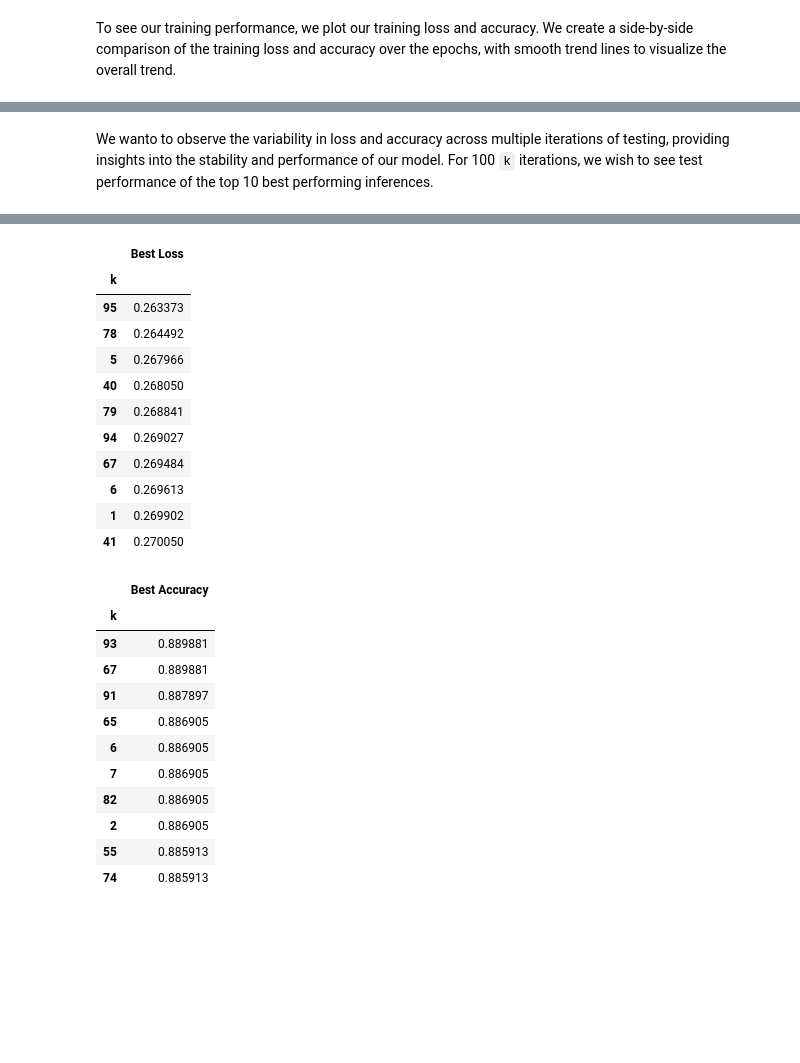
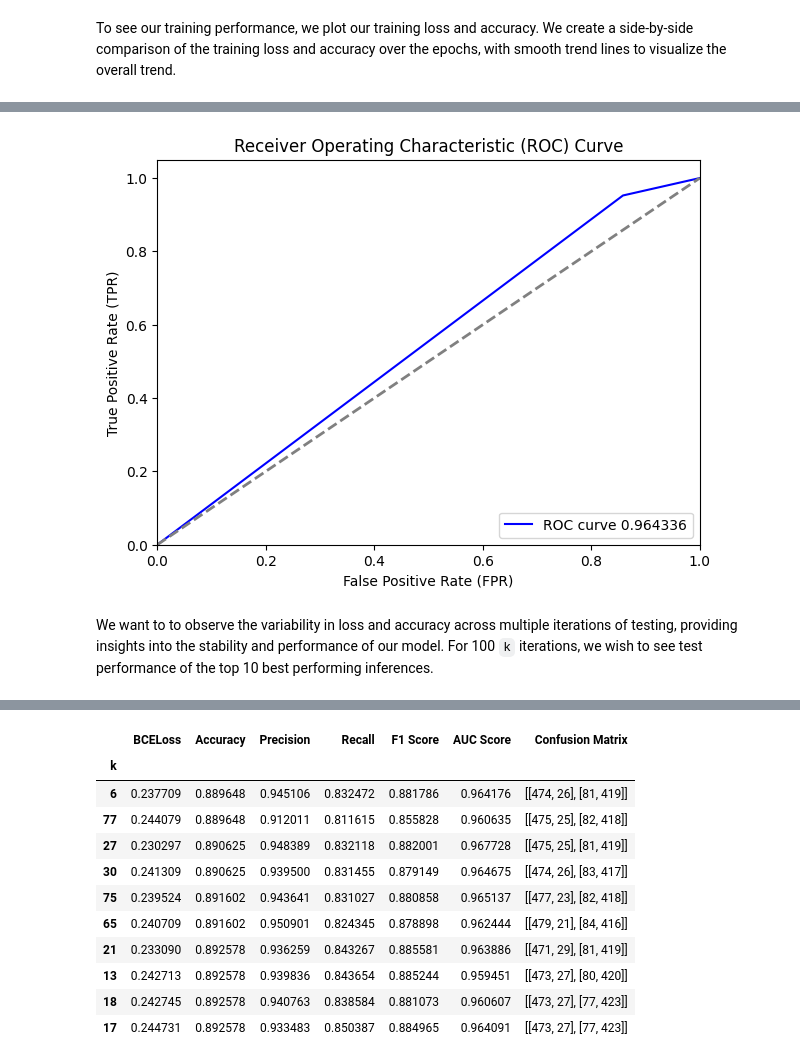
Before and after one commit to romerocruzsa/small-models, a Jupyter notebook: notebooks/baseline.ipynb, the cells around one changed output, grey strips where cells are left out. Saved outputs shown, nothing was run; the diff lists cells and outputs as text; code cells hidden in the pictures; blank space fills up the shorter version.

Commit message:
feat: added performance metrics class to evaluate Accuracy, Precision, Recall, F1 Score, AUC-ROC and a Confusion Matrix
@author: romerocruzsa

```diff
--- a/notebooks/baseline.ipynb
+++ b/notebooks/baseline.ipynb
@@ -552,0 +579,8 @@ plt.show()
+# %%
+test_loss, test_accuracy, test_precision, test_recall, test_f1, test_auc, test_conf_matrix = test_loop(test_loader, model, loss_fn, CumulativeMetrics())
+
+test_epoch_metrics = [test_loss, test_accuracy, test_precision, test_recall, test_f1, test_auc, test_conf_matrix.numpy()]
+test_epoch_cols = ['BCELoss','Accuracy','Precision','Recall','F1 Score','AUC Score','Confusion Matrix']
+
+test_epoch_metrics_df = pd.DataFrame(test_epoch_metrics, columns=['Score'], index=test_epoch_cols)[:10]
+display(test_epoch_metrics_df)
@@ -553,9 +607,26 @@ plt.show()
+# %%
+test_conf_matrix = test_conf_matrix.numpy()
+
+fpr = [0, test_conf_matrix[0,0]/(test_conf_matrix[0,0]+test_conf_matrix[1,0]), 1]
+tpr = [0, test_conf_matrix[1,1]/(test_conf_matrix[1,1]+test_conf_matrix[0,1]), 1]
+
+plt.figure(figsize=(7, 5))
+plt.plot(fpr, tpr, color='blue', label=f'ROC curve {test_auc:4f}')
+plt.plot([0, 1], [0, 1], color='gray', linestyle='--', lw=2)
+plt.xlim([0.0, 1.0])
+plt.ylim([0.0, 1.05])
+plt.xlabel('False Positive Rate (FPR)')
+plt.ylabel('True Positive Rate (TPR)')
+plt.title('Receiver Operating Characteristic (ROC) Curve')
+plt.legend(loc="lower right")
+plt.show()
+# %% [output]
+[figure, added]
 # %% [markdown]
-We wanto to observe the variability in loss and accuracy across multiple iterations of testing, providing insights into the stability and performance of our model. For 100 `k` iterations, we wish to see test performance of the top 10 best performing inferences.
+We want to to observe the variability in loss and accuracy across multiple iterations of testing, providing insights into the stability and performance of our model. For 100 `k` iterations, we wish to see test performance of the top 10 best performing inferences.
 # %%
 # Initialize empty lists to store results
-test_epoch_losses = []
-test_epoch_acc = []
+test_epoch_metrics = []
 
 # Perform 100 iterations of testing
 for k in range(100):
@@ -563,18 +634,18 @@ for k in range(100):
         print(f"[======================= Random Iterations {k}/100 =======================]")
 
     # Perform testing on the test_loader
-    test_loss, test_accuracy = test_loop(test_loader, model, loss_fn)
+    test_loss, test_accuracy, test_precision, test_recall, test_f1, test_auc, test_conf_matrix = test_loop(test_loader, model, loss_fn, CumulativeMetrics())
+    test_conf_matrix = test_conf_matrix.numpy()
 
     # Append results to lists
-    test_epoch_losses.append([k, test_loss])
-    test_epoch_acc.append([k, test_accuracy])
+    test_epoch_metrics.append([k, test_loss, test_accuracy, test_precision, test_recall, test_f1, test_auc, test_conf_matrix])
 
 # Convert lists to DataFrames and sort for top results
-test_epoch_losses_df = pd.DataFrame(test_epoch_losses, columns=['k', 'Best Loss']).sort_values(by='Best Loss', ascending=True)[:10].set_index('k')
-test_epoch_acc_df = pd.DataFrame(test_epoch_acc, columns=['k', 'Best Accuracy']).sort_values(by='Best Accuracy', ascending=False)[:10].set_index('k')
+test_epoch_cols = ['k','BCELoss','Accuracy','Precision','Recall','F1 Score','AUC Score','Confusion Matrix']
+test_epoch_metrics_df = pd.DataFrame(test_epoch_metrics, columns=test_epoch_cols).sort_values(by=['Accuracy','BCELoss'], ascending=True)[:10].set_index('k')
 
 # Display the top results for loss and accuracy
-display(test_epoch_losses_df, test_epoch_acc_df)
+display(test_epoch_metrics_df)
 # %% [output]
 [======================= Random Iterations 0/100 =======================]
 [======================= Random Iterations 10/100 =======================]
@@ -581,32 +653,20 @@ display(test_epoch_losses_df, test_epoch_acc_df)
 [======================= Random Iterations 20/100 =======================]
 [======================= Random Iterations 30/100 =======================]
 [======================= Random Iterations 40/100 =======================]
 [======================= Random Iterations 50/100 =======================]
 [======================= Random Iterations 60/100 =======================]
 [======================= Random Iterations 70/100 =======================]
 [======================= Random Iterations 80/100 =======================]
 [======================= Random Iterations 90/100 =======================]
-|  | Best Loss |
-| k |  |
-| 95 | 0.263373 |
-| 78 | 0.264492 |
-| 5 | 0.267966 |
-| 40 | 0.268050 |
-| 79 | 0.268841 |
-| 94 | 0.269027 |
-| 67 | 0.269484 |
-| 6 | 0.269613 |
-| 1 | 0.269902 |
-| 41 | 0.270050 |
+|  | BCELoss | Accuracy | Precision | Recall | F1 Score | AUC Score | Confusion Matrix |
+| k |  |  |  |  |  |  |  |
+| 6 | 0.237709 | 0.889648 | 0.945106 | 0.832472 | 0.881786 | 0.964176 | [[474, 26], [81, 419]] |
+| 77 | 0.244079 | 0.889648 | 0.912011 | 0.811615 | 0.855828 | 0.960635 | [[475, 25], [82, 418]] |
+| 27 | 0.230297 | 0.890625 | 0.948389 | 0.832118 | 0.882001 | 0.967728 | [[475, 25], [81, 419]] |
+| 30 | 0.241309 | 0.890625 | 0.939500 | 0.831455 | 0.879149 | 0.964675 | [[474, 26], [83, 417]] |
+| 75 | 0.239524 | 0.891602 | 0.943641 | 0.831027 | 0.880858 | 0.965137 | [[477, 23], [82, 418]] |
+| 65 | 0.240709 | 0.891602 | 0.950901 | 0.824345 | 0.878898 | 0.962444 | [[479, 21], [84, 416]] |
+| 21 | 0.233090 | 0.892578 | 0.936259 | 0.843267 | 0.885581 | 0.963886 | [[471, 29], [81, 419]] |
+| 13 | 0.242713 | 0.892578 | 0.939836 | 0.843654 | 0.885244 | 0.959451 | [[473, 27], [80, 420]] |
+| 18 | 0.242745 | 0.892578 | 0.940763 | 0.838584 | 0.881073 | 0.960607 | [[473, 27], [77, 423]] |
+| 17 | 0.244731 | 0.892578 | 0.933483 | 0.850387 | 0.884965 | 0.964091 | [[473, 27], [77, 423]] |
-|  | Best Accuracy |
-| k |  |
-| 93 | 0.889881 |
-| 67 | 0.889881 |
-| 91 | 0.887897 |
-| 65 | 0.886905 |
-| 6 | 0.886905 |
-| 7 | 0.886905 |
-| 82 | 0.886905 |
-| 2 | 0.886905 |
-| 55 | 0.885913 |
-| 74 | 0.885913 |
```
Also changed, not shown: parts of 17 cells of this notebook.
